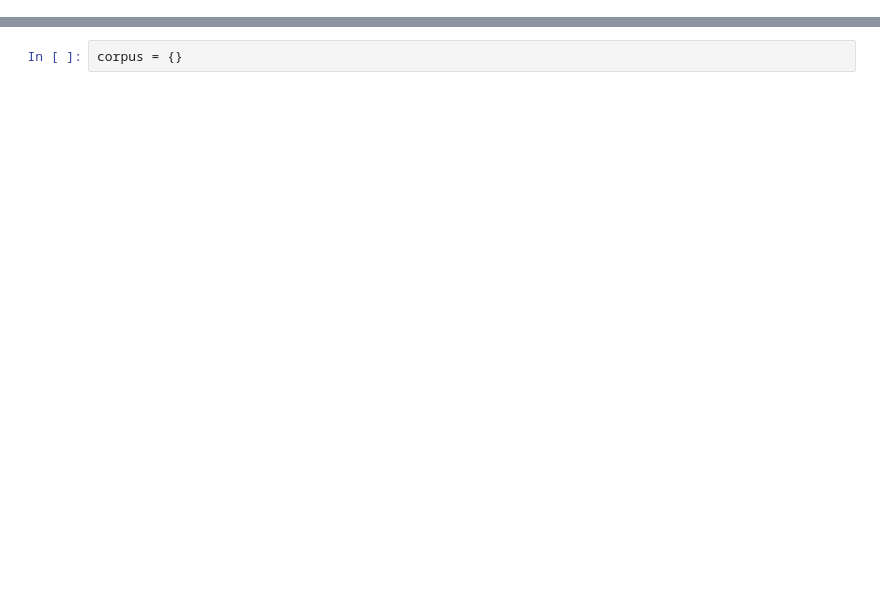
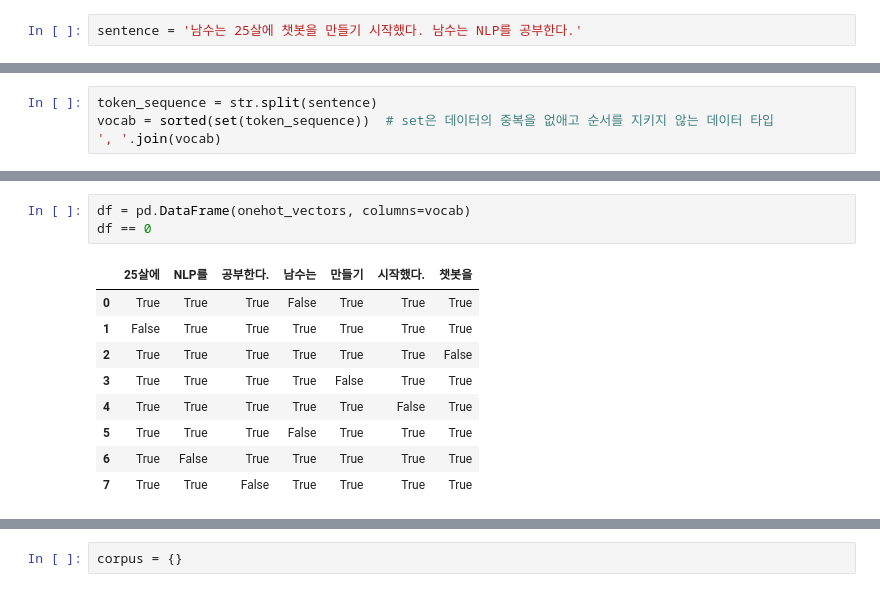
Before and after one commit to sucream/nlp_study, a Jupyter notebook: chap2/chap2.ipynb, the cells around one changed output, grey strips where cells are left out. Drawn from its saved outputs; the diff is of its cells as text; blank space fills up the shorter version.

```diff
--- a/chap2/chap2.ipynb
+++ b/chap2/chap2.ipynb
@@ -9,0 +1,2 @@ import re
+# %%
+sentence = '남수는 25살에 챗봇을 만들기 시작했다. 남수는 NLP를 공부한다.'
@@ -9,0 +17,4 @@ import re
+# %%
+token_sequence = str.split(sentence)
+vocab = sorted(set(token_sequence))  # set은 데이터의 중복을 없애고 순서를 지키지 않는 데이터 타입
+', '.join(vocab)
@@ -9,0 +166,13 @@ import re
+# %%
+df = pd.DataFrame(onehot_vectors, columns=vocab)
+df == 0
+# %% [output]
+|  | 25살에 | NLP를 | 공부한다. | 남수는 | 만들기 | 시작했다. | 챗봇을 |
+| 0 | True | True | True | False | True | True | True |
+| 1 | False | True | True | True | True | True | True |
+| 2 | True | True | True | True | True | True | False |
+| 3 | True | True | True | True | False | True | True |
+| 4 | True | True | True | True | True | False | True |
+| 5 | True | True | True | False | True | True | True |
+| 6 | True | False | True | True | True | True | True |
+| 7 | True | True | False | True | True | True | True |
```
Also changed, not shown: parts of 142 cells of this notebook, 1 other file.
